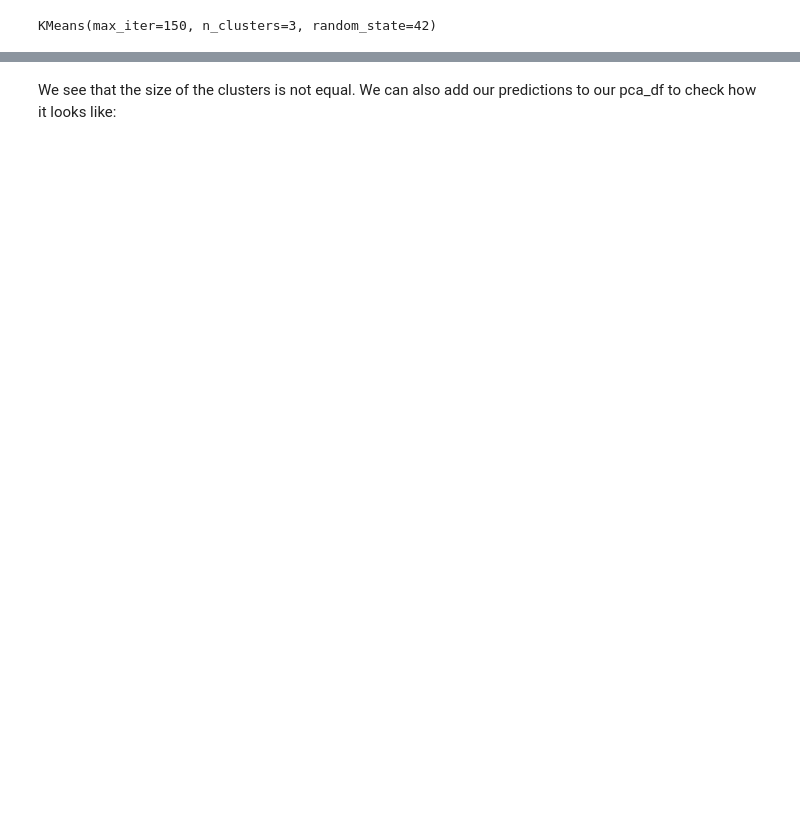
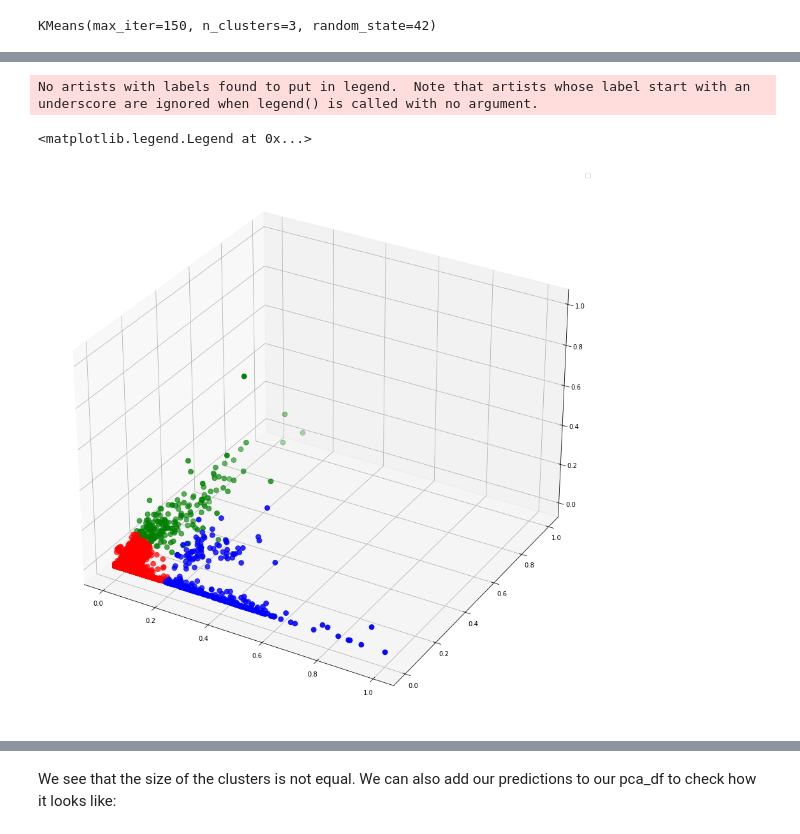
Before and after one commit to David-DataScience/Unsupervised_Learning, a Jupyter notebook: S08.ipynb, the cells around one changed output, grey strips where cells are left out. Cells and saved outputs as stored; diff of their text form; code cells hidden in the pictures; blank space fills up the shorter version.

```diff
--- a/S08.ipynb
+++ b/S08.ipynb
@@ -444,18 +466,11 @@ X.shape
 # %%
 fig = plt.figure()
 ax = Axes3D(fig)
-colores=['blue','red','green','blue','cyan','yellow','orange','black','pink']
+colores=['blue','red','green','blue','cyan','yellow','orange','black','pink','brown','purple']
 asignar=[]
 for row in y:
     asignar.append(colores[row])
 ax.scatter(X[:, 0], X[:, 1], X[:, 2], c=asignar,s=60)
-fig = plt.figure()
-ax = Axes3D(fig)
-colores=['blue','red','green','blue','cyan','yellow','orange','black','pink']
-asignar=[]
-for row in y:
-    asignar.append(colores[row])
-ax.scatter(X[:, 0], X[:, 1], X[:, 2], c=asignar,s=60)
 # %% [output]
 TypeError: list indices must be integers or slices, not numpy.float64
 [figure]
@@ -503,6 +518,5 @@ In the graph above, we observe that when k is 3 there is an inflection point, th
 # %%
-# try with 3
 kmeans3 = KMeans(n_clusters= 3, max_iter= 150, random_state= 42)
-kmeans3.fit(data_nm)
+kmeans3.fit(X)
 # %% [output]
 KMeans(max_iter=150, n_clusters=3, random_state=42)
@@ -521,7 +530,7 @@ kmeans3.get_params()
 # %%
 # generate a new column with the predicted clusters in a new dataset
-clusters3 = data.copy()
-clusters3['Cluster_pred'] = kmeans3.fit_predict(data_nm)
+clusters3 = data_nm.copy()
+clusters3['Cluster_pred'] = kmeans3.fit_predict(X)
 # %%
 clusters3.head()
 # %% [output]
@@ -540 +572,28 @@ clusters3.Cluster_pred.value_counts()
 Name: Cluster_pred, dtype: int64
+# %%
+# Predicting the clusters
+labels = kmeans3.predict(X)
+# Getting the cluster centers
+C = kmeans3.cluster_centers_
+
+colores=['red','green','blue']
+
+asignar=[]
+
+for row in labels:
+    asignar.append(colores[row])
+
+fig = plt.figure(figsize=(18, 12))
+
+ax = Axes3D(fig)
+scatter = ax.scatter(X[:, 0], X[:, 1], X[:, 2], c=asignar,s=60)
+#ax.scatter(C[:, 0], C[:, 1], C[:, 2], marker='*', c=colores, s=1000)
+
+
+
+#add legend
+plt.legend(handles=scatter.legend_elements()[0], labels = colores)
+# %% [output]
+No artists with labels found to put in legend.  Note that artists whose label start with an underscore are ignored when legend() is called with no argument.
+<matplotlib.legend.Legend at 0x...>
+[figure, added]
```
Also changed, not shown: parts of 27 cells of this notebook.
